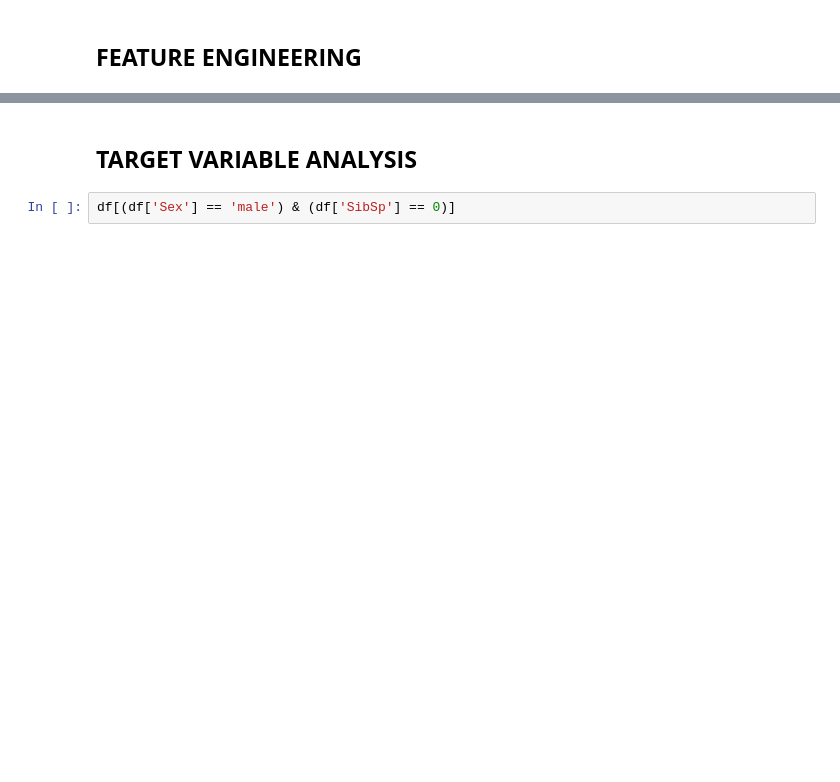
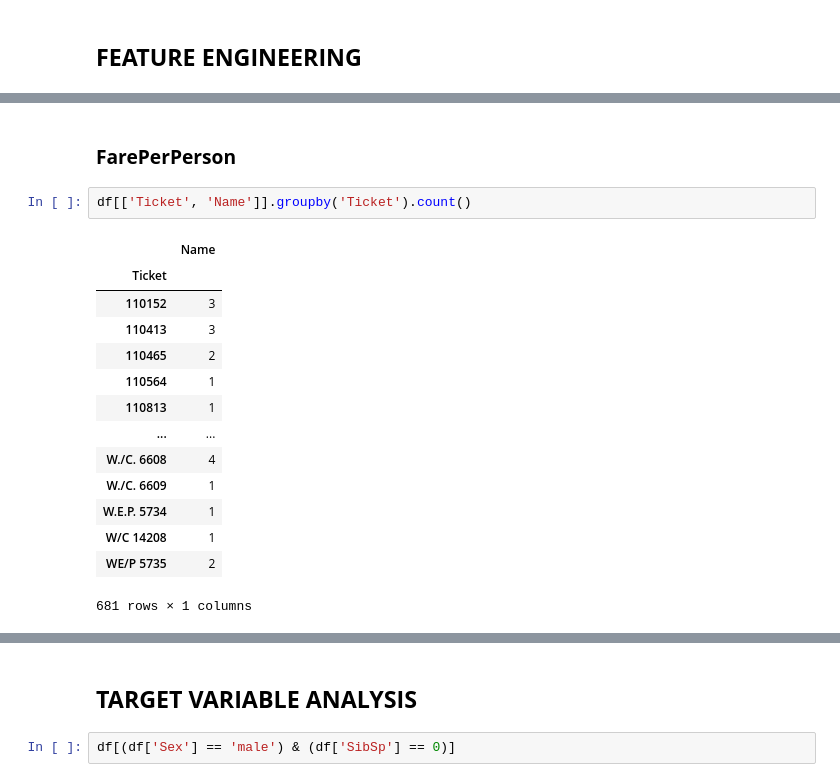
Before and after one commit to fabiogaldinho/Titanic-Classification, a Jupyter notebook: notebooks/02_EDA.ipynb, the cells around one changed output, grey strips where cells are left out. Drawn from its saved outputs; the diff is of its cells as text; blank space fills up the shorter version.

```diff
--- a/notebooks/02_EDA.ipynb
+++ b/notebooks/02_EDA.ipynb
@@ -337,0 +400,19 @@ df['IsSingle'] = df[df['Name'].str.contains("Miss", na=False)]
+# %% [markdown]
+### **FarePerPerson**
+# %%
+df[['Ticket', 'Name']].groupby('Ticket').count()
+# %% [output]
+|  | Name |
+| Ticket |  |
+| 110152 | 3 |
+| 110413 | 3 |
+| 110465 | 2 |
+| 110564 | 1 |
+| 110813 | 1 |
+| ... | ... |
+| W./C. 6608 | 4 |
+| W./C. 6609 | 1 |
+| W.E.P. 5734 | 1 |
+| W/C 14208 | 1 |
+| WE/P 5735 | 2 |
+681 rows × 1 columns
```
Also changed, not shown: parts of 29 cells of this notebook.
